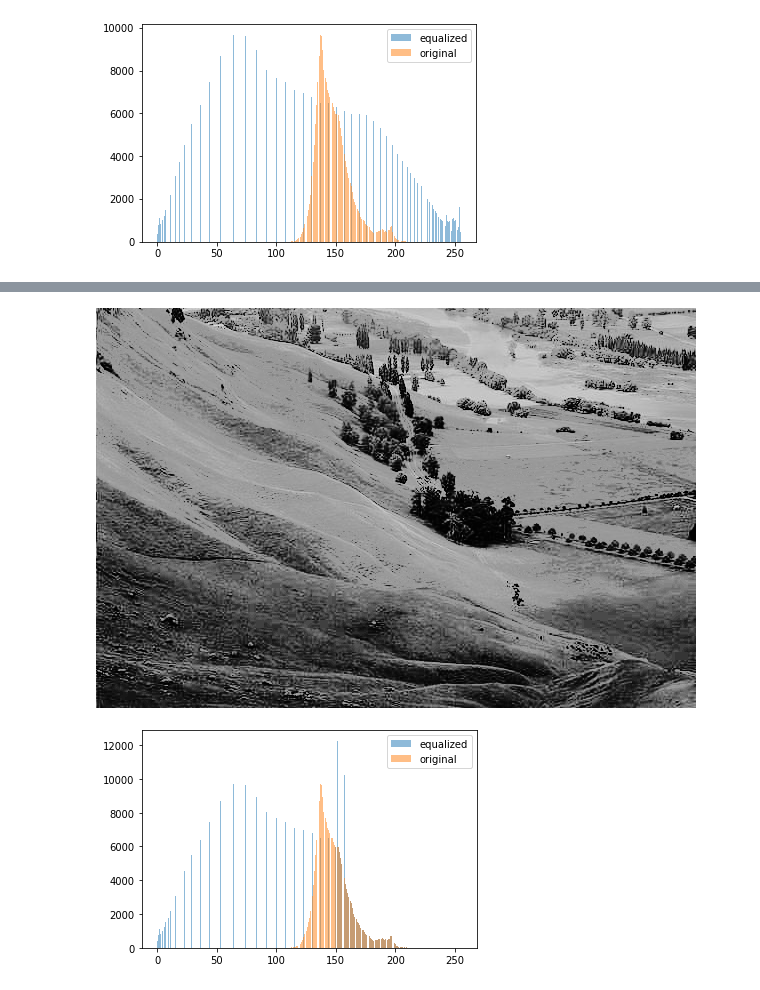
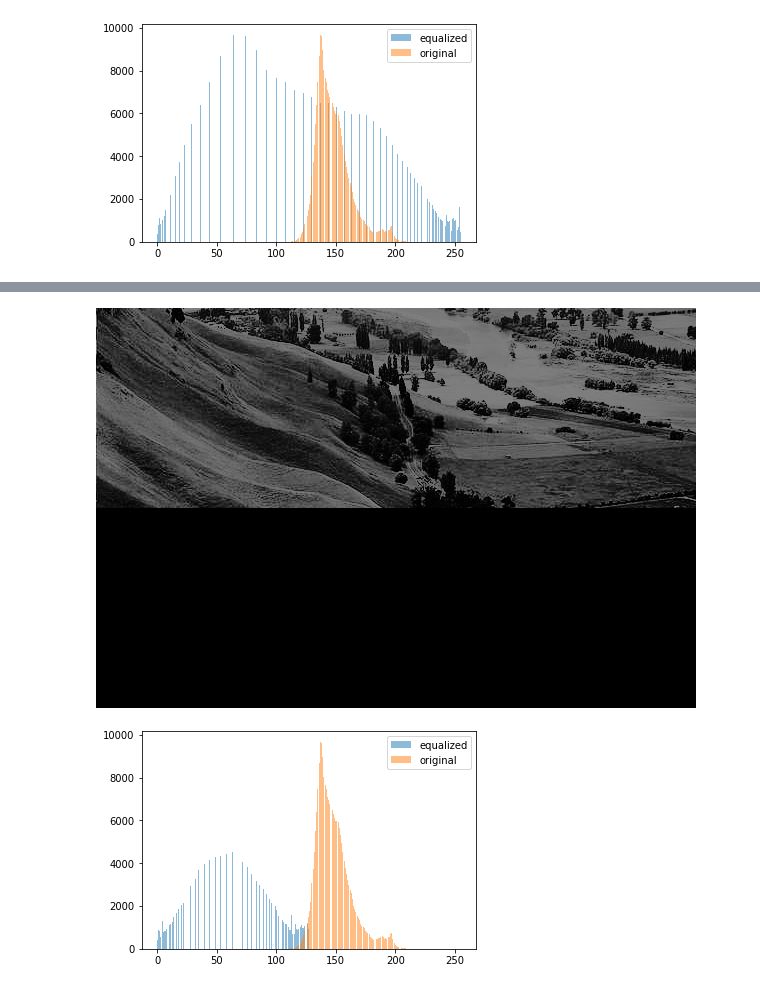
Before and after one commit to MichalKwarta/TSP-parallel-SA, a Jupyter notebook: Hist_equalization/main.ipynb, the cells around one changed output, grey strips where cells are left out. Cells and saved outputs as stored; diff of their text form; code cells hidden in the pictures.

Commit message:
show mask + add comments+invert logic - ignore pixel if black in mask

```diff
--- a/Hist_equalization/main.ipynb
+++ b/Hist_equalization/main.ipynb
@@ -9,33 +9,41 @@ def seq_with_plotting(pixelsMatrix,mask,grayLevels = 256):
     size = H*W
     occurencies = [0.0 for _ in range(grayLevels)]
     occurencies_for_plot = [0.0 for _ in range(grayLevels)]
+
     for row_id,row in enumerate(pixelsMatrix):
         for pixel_id,pixel in enumerate(row):
-            if  mask[row_id][pixel_id]==1:
-                occurencies[pixel]+=1
-            occurencies_for_plot[pixel]+=1
+            if  mask[row_id][pixel_id]!=0:
+                occurencies[pixel]+=1 #histogram pikseli, które w masce nie są czarne
 
-    cdf = [sum(occurencies[:i+1]) for i in range(grayLevels)]
-    cdfmin = next((x for x in cdf if x),-1)
+            occurencies_for_plot[pixel]+=1 #histogram całego obrazka, tylko dla wykresów
+
+
+    cdf = [sum(occurencies[:i+1]) for i in range(grayLevels)] #skumulowana funkcja rozkładu
+    cdfmin = next((x for x in cdf if x),-1) #pierwszy niezerowy element cdf
+
+    #transformacja h wedlug wzoru z wikipedii
     h = [round((cdf[v]-cdfmin)/(size-cdfmin) * (grayLevels-1)) for v in range(grayLevels)]
 
     for row_id,row in enumerate(pixelsMatrix):
         for pixel_id,pixel in enumerate(row):
-            if  mask[row_id][pixel_id]==1:
+            if  mask[row_id][pixel_id] != 0: #piksel w masce nie jest czarny, wstawiam wartość z transformacji h
                 pixelsMatrix[row_id][pixel_id] = h[pixel]
+            else: #piksel jest czarny w masce, więc wstawiam czarny kolor
+                pixelsMatrix[row_id][pixel_id] = 0
 
 
+    #Buduję histogram z wynikowego obrazka, tylko do wykresów
     occurrencies_equalized = [0.0 for _ in range(grayLevels)]
-
     for row_id,row in enumerate(pixelsMatrix):
         for pixel_id,pixel in enumerate(row):
-                occurrencies_equalized[pixel]+=1
+                if mask[row_id][pixel_id] !=0:
+                    occurrencies_equalized[pixel]+=1
 
 
     plt.bar(range(grayLevels),occurrencies_equalized,label = 'equalized',alpha=0.5)
     plt.bar(range(grayLevels),occurencies_for_plot,label = 'original',alpha=0.5)
     plt.legend()
-    return Image.fromarray(pixelsMatrix)
+    return Image.fromarray(pixelsMatrix),Image.fromarray(mask).convert('L')
 # %%
 @nb.jit(fastmath=True,nopython=True)
 def generate_dummy_mask(matrix:np.ndarray,threshold = 150):
@@ -50,7 +63,11 @@ seq_with_plotting(image,np.ones(image.shape))
 # %%
 image = np.array(Image.open('data/600x400.png').convert('L'))
-mask = np.array(generate_dummy_mask(image,150)) #maska boolowska piksel<150
-seq_with_plotting(image,mask)
+mask = np.zeros(image.shape)
+for row_id,row in enumerate(mask[:len(mask)//2]):
+    mask[row_id]=255
+
+equalized_image, mask = seq_with_plotting(image,mask)
+equalized_image
 # %% [output]
-[figure, old version]
+[figure, new version]
-[figure, old version]
+[figure, new version]
```
Also changed, not shown: parts of 8 cells of this notebook.
